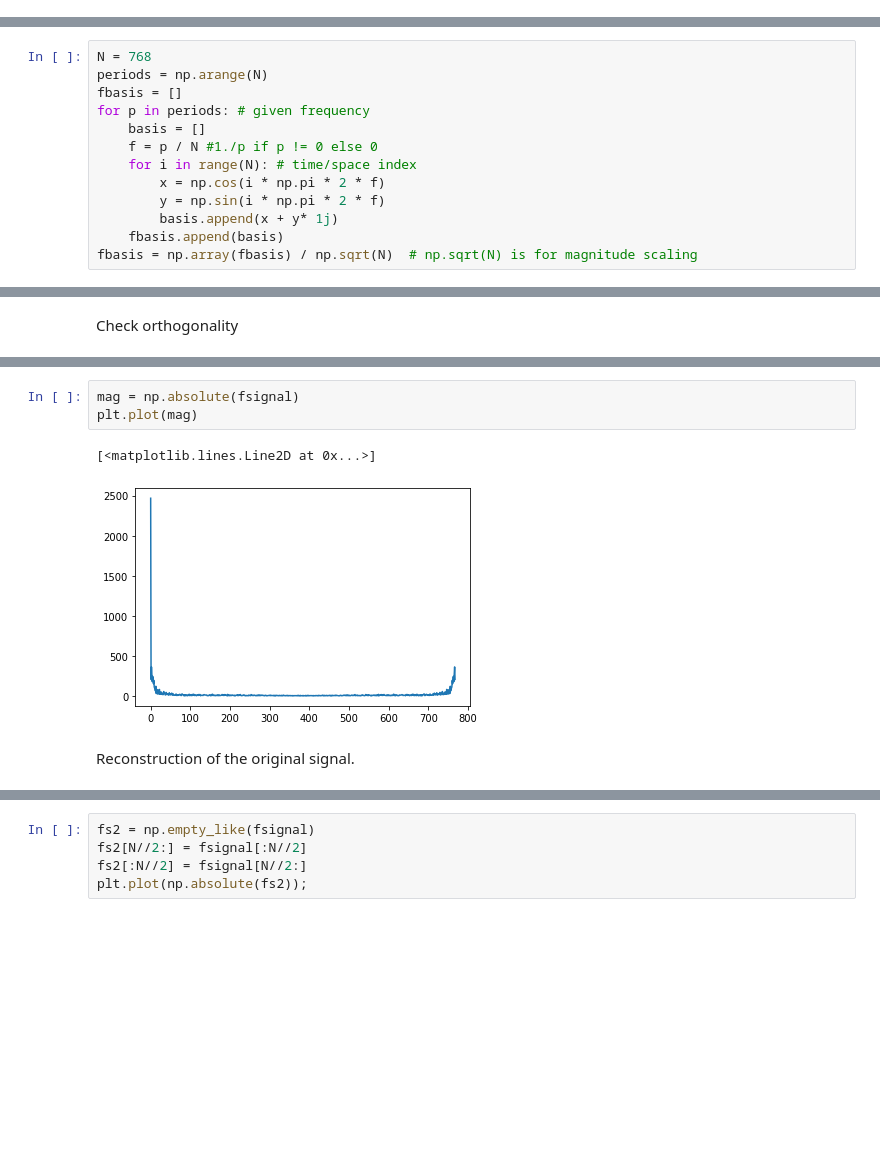
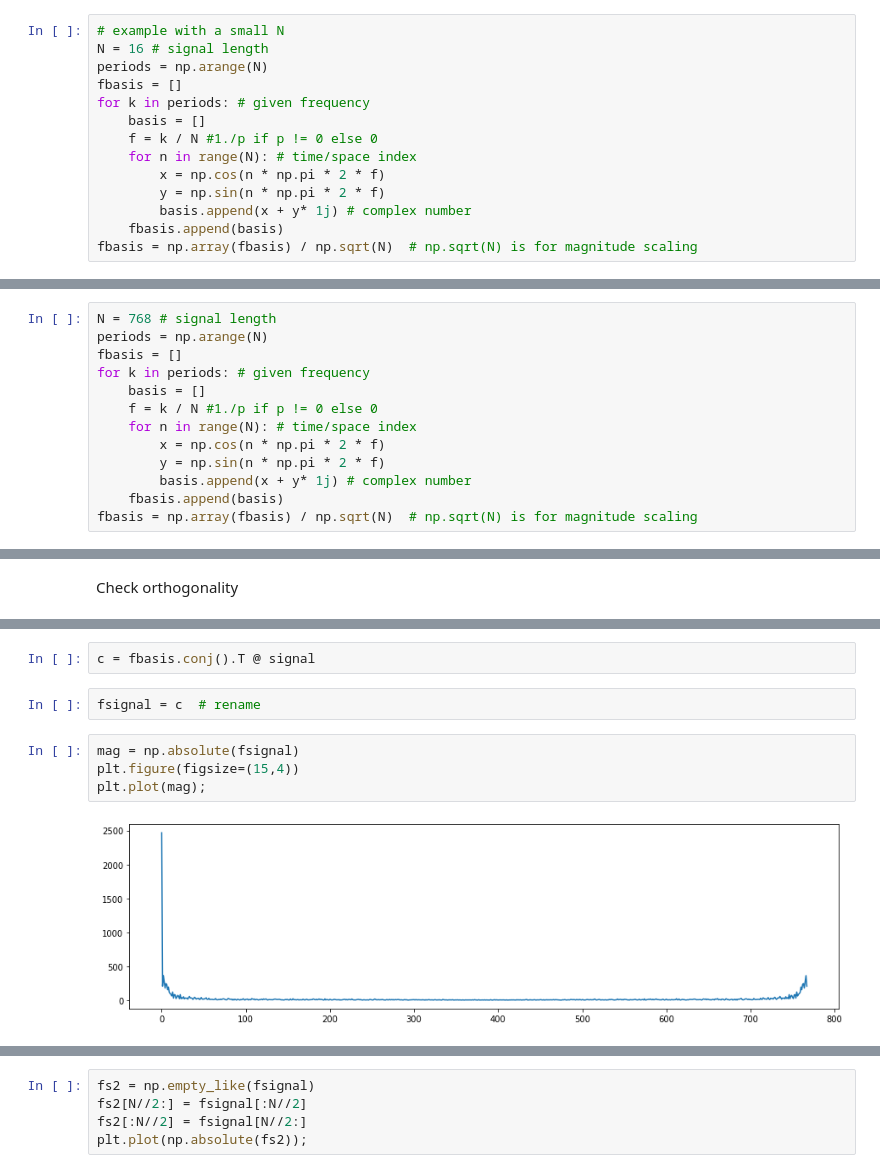
Before and after one commit to yongduek/MAS-2011, a Jupyter notebook: fourier_analysis.ipynb, the cells around one changed output, grey strips where cells are left out. Cells and saved outputs as stored; diff of their text form; blank space fills up the shorter version.

```diff
--- a/fourier_analysis.ipynb
+++ b/fourier_analysis.ipynb
@@ -21,0 +73,14 @@ Fourier basis is orthogonal.
+# %%
+# example with a small N
+N = 16 # signal length
+periods = np.arange(N)
+fbasis = []
+for k in periods: # given frequency
+    basis = []
+    f = k / N #1./p if p != 0 else 0
+    for n in range(N): # time/space index
+        x = np.cos(n * np.pi * 2 * f)
+        y = np.sin(n * np.pi * 2 * f)
+        basis.append(x + y* 1j) # complex number
+    fbasis.append(basis)
+fbasis = np.array(fbasis) / np.sqrt(N)  # np.sqrt(N) is for magnitude scaling
@@ -22,14 +128,14 @@ Fourier basis is orthogonal.
 # %%
-N = 768
+N = 768 # signal length
 periods = np.arange(N)
 fbasis = []
-for p in periods: # given frequency
+for k in periods: # given frequency
     basis = []
-    f = p / N #1./p if p != 0 else 0
-    for i in range(N): # time/space index
-        x = np.cos(i * np.pi * 2 * f)
-        y = np.sin(i * np.pi * 2 * f)
-        basis.append(x + y* 1j)
+    f = k / N #1./p if p != 0 else 0
+    for n in range(N): # time/space index
+        x = np.cos(n * np.pi * 2 * f)
+        y = np.sin(n * np.pi * 2 * f)
+        basis.append(x + y* 1j) # complex number
     fbasis.append(basis)
 fbasis = np.array(fbasis) / np.sqrt(N)  # np.sqrt(N) is for magnitude scaling
 # %% [markdown]
@@ -73,8 +184,10 @@ fsignal.shape
+# %%
+c = fbasis.conj().T @ signal
+# %%
+fsignal = c  # rename
 # %%
 mag = np.absolute(fsignal)
-plt.plot(mag)
+plt.figure(figsize=(15,4))
+plt.plot(mag);
 # %% [output]
-[<matplotlib.lines.Line2D at 0x...>]
-[figure, old version]
+[figure, new version]
-# %% [markdown]
-Reconstruction of the original signal.
```
Also changed, not shown: parts of 34 cells of this notebook.
